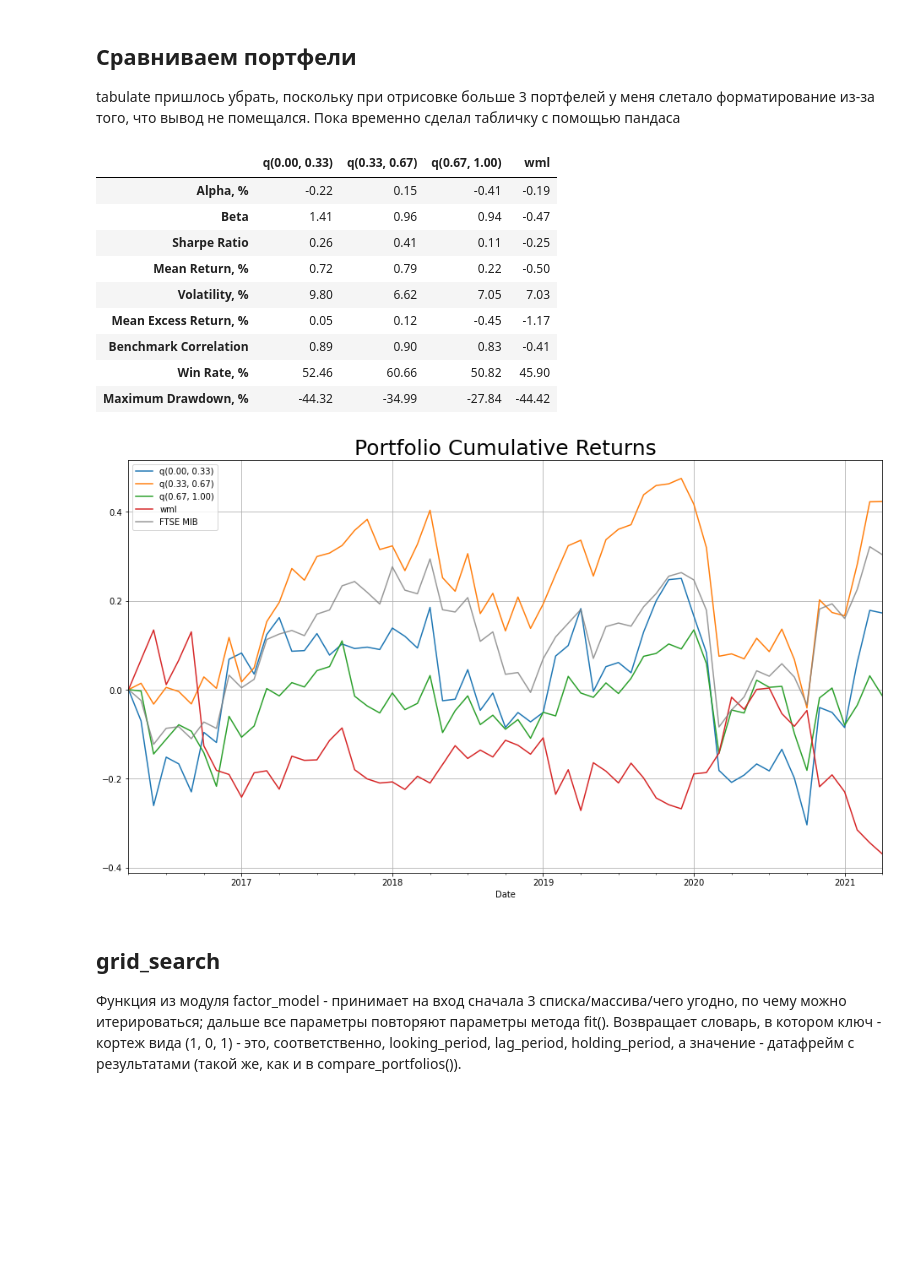
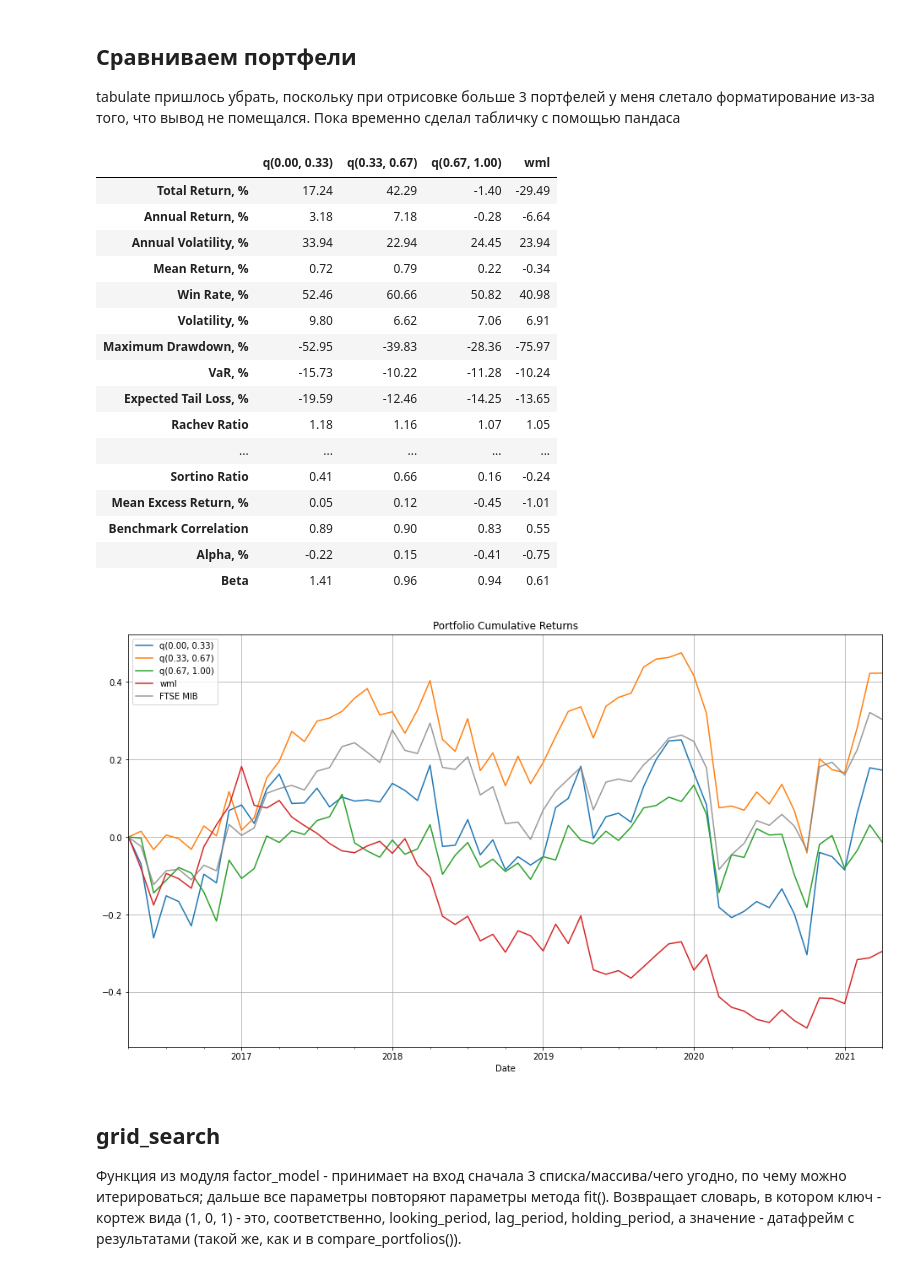
Before and after one commit to atomtosov/pqr, a Jupyter notebook: examples/example_value_in_italy.ipynb, the cells around one changed output. Cells and saved outputs as stored; diff of their text form; code cells hidden in the pictures; blank space fills up the shorter version.

```diff
--- a/examples/example_value_in_italy.ipynb
+++ b/examples/example_value_in_italy.ipynb
@@ -14,9 +14,6 @@ index = pd.read_excel('~/notebooks/summer_school/data/benchmark.xlsx', index_col
 pe = pd.read_excel('~/notebooks/summer_school/data/mults/pe.xlsx', index_col=0, parse_dates=True)
 mcap = pd.read_excel('~/notebooks/summer_school/data/financials/market_cap.xlsx', index_col=0, parse_dates=True)
 volume = pd.read_excel('~/notebooks/summer_school/data/liquidity/volume.xlsx', index_col=0, parse_dates=True)
-# %%
-# корректируем матрицы (сортировка + удаление лишних колонок и индексов)
-prices, pe, mcap, volume = pqr.correct_matrices(prices, pe, mcap, volume)
 # %% [markdown]
 ## Создаем на основе данных факторы
 # %%
@@ -24,7 +21,7 @@ prices, pe, mcap, volume = pqr.correct_matrices(prices, pe, mcap, volume)
 liquidity_filter = pqr.Factor(volume).look_back().data > 2_000_000
 
 # основной фактор на основе P/E
-value = pqr.Factor(pe).transform(looking_back_period=3, lag_period=0, holding_period=3)
+value = pqr.Factor(pe).look_back(3).hold(3)
 value.prefilter(liquidity_filter)
 
 # взвешивающий фактор на основе капитализации
@@ -43,7 +40,7 @@ portfolios = pqr.fit_factor_model(
     balance=100_000,
     quantiles=3,
     add_wml=True,
-    is_bigger_better=True
+    is_bigger_better=False
 )
 # %% [markdown]
 ## После обучения у факторной модели появились портфели. С ними можно работать по отдельности
@@ -108,22 +105,26 @@ pqr.plot_cumulative_returns(portfolios[0], benchmark=benchmark)
 ## Сравниваем портфели
 tabulate пришлось убрать, поскольку при отрисовке больше 3 портфелей у меня слетало форматирование из-за того, что вывод не помещался. Пока временно сделал табличку с помощью пандаса
 # %%
-pqr.factor_model_tear_sheet(
-    *portfolios,
-    benchmark=benchmark
-)
+pqr.factor_model_tear_sheet(portfolios, benchmark)
 # %% [output]
 |  | q(0.00, 0.33) | q(0.33, 0.67) | q(0.67, 1.00) | wml |
-| Alpha, % | -0.22 | 0.15 | -0.41 | -0.19 |
-| Beta | 1.41 | 0.96 | 0.94 | -0.47 |
-| Sharpe Ratio | 0.26 | 0.41 | 0.11 | -0.25 |
-| Mean Return, % | 0.72 | 0.79 | 0.22 | -0.50 |
-| Volatility, % | 9.80 | 6.62 | 7.05 | 7.03 |
-| Mean Excess Return, % | 0.05 | 0.12 | -0.45 | -1.17 |
-| Benchmark Correlation | 0.89 | 0.90 | 0.83 | -0.41 |
-| Win Rate, % | 52.46 | 60.66 | 50.82 | 45.90 |
-| Maximum Drawdown, % | -44.32 | -34.99 | -27.84 | -44.42 |
+| Total Return, % | 17.24 | 42.29 | -1.40 | -29.49 |
+| Annual Return, % | 3.18 | 7.18 | -0.28 | -6.64 |
+| Annual Volatility, % | 33.94 | 22.94 | 24.45 | 23.94 |
+| Mean Return, % | 0.72 | 0.79 | 0.22 | -0.34 |
+| Win Rate, % | 52.46 | 60.66 | 50.82 | 40.98 |
+| Volatility, % | 9.80 | 6.62 | 7.06 | 6.91 |
+| Maximum Drawdown, % | -52.95 | -39.83 | -28.36 | -75.97 |
+| VaR, % | -15.73 | -10.22 | -11.28 | -10.24 |
+| Expected Tail Loss, % | -19.59 | -12.46 | -14.25 | -13.65 |
+| Rachev Ratio | 1.18 | 1.16 | 1.07 | 1.05 |
+| ... | ... | ... | ... | ... |
+| Sortino Ratio | 0.41 | 0.66 | 0.16 | -0.24 |
+| Mean Excess Return, % | 0.05 | 0.12 | -0.45 | -1.01 |
+| Benchmark Correlation | 0.89 | 0.90 | 0.83 | 0.55 |
+| Alpha, % | -0.22 | 0.15 | -0.41 | -0.75 |
+| Beta | 1.41 | 0.96 | 0.94 | 0.61 |
-[figure, old version]
+[figure, new version]
 # %% [markdown]
 ## grid_search
 Функция из модуля factor_model - принимает на вход сначала 3 списка/массива/чего угодно, по чему можно итерироваться; дальше все параметры повторяют параметры метода fit(). Возвращает словарь, в котором ключ - кортеж вида (1, 0, 1) - это, соответственно, looking_period, lag_period, holding_period, а значение - датафрейм с результатами (такой же, как и в compare_portfolios()).
```
Also changed, not shown: parts of 12 cells of this notebook, 5 other files.
